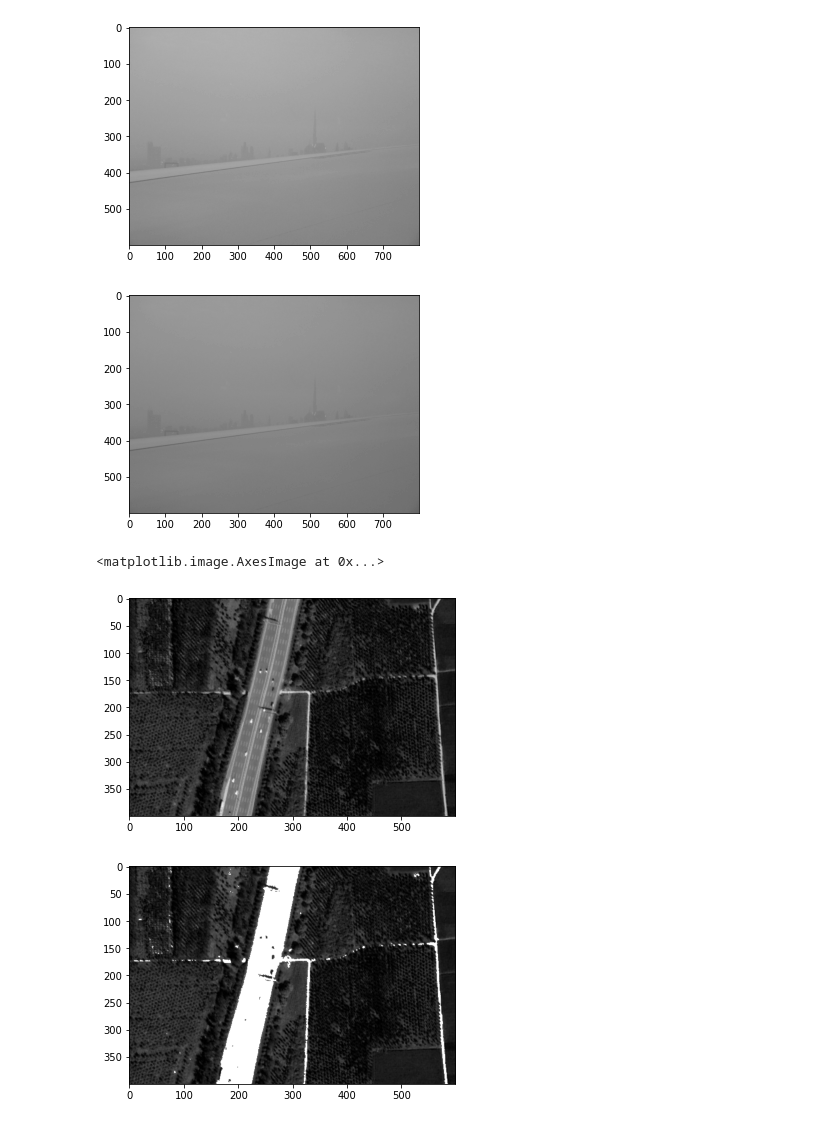
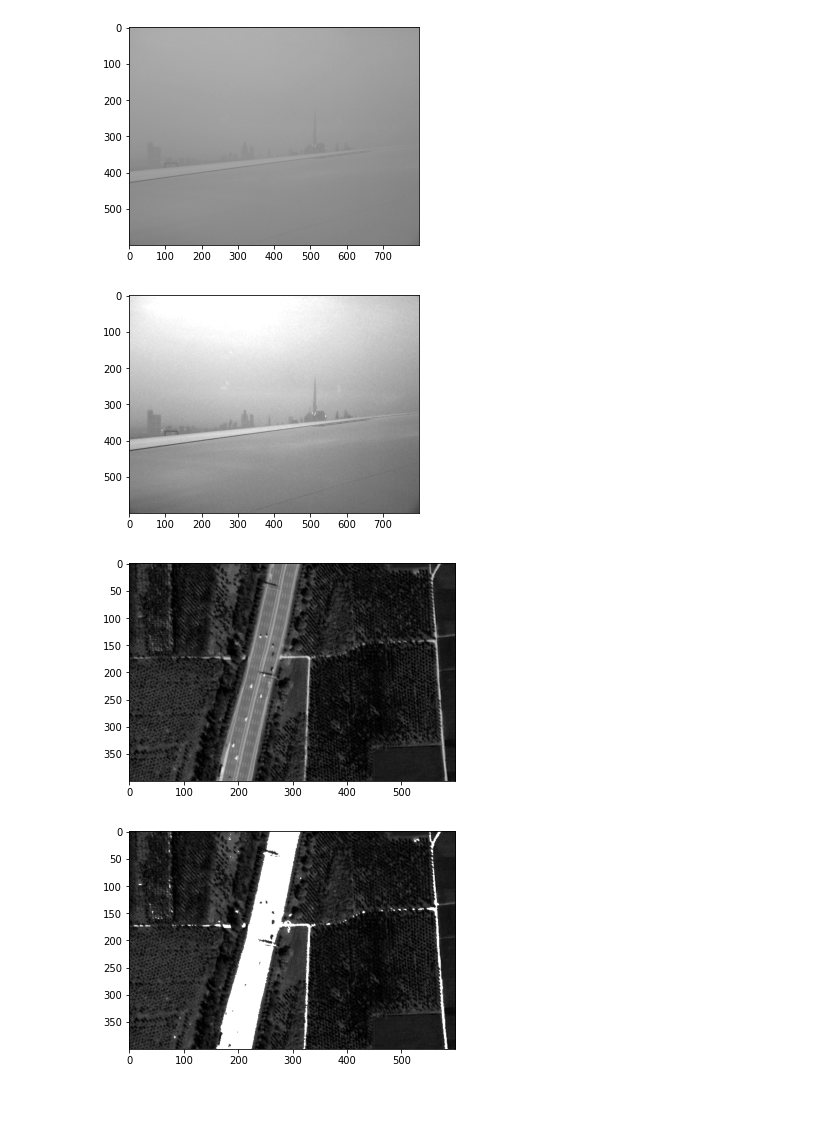
Before and after one commit to pzierahn/uni.2020.bildverarbeitung, a Jupyter notebook: exercise.04/bv.exercise.04.02.ipynb, the cells around one changed output. Drawn from its saved outputs; the diff is of its cells as text; code cells hidden in the pictures.

```diff
--- a/exercise.04/bv.exercise.04.02.ipynb
+++ b/exercise.04/bv.exercise.04.02.ipynb
@@ -27,11 +28,12 @@ newImg = np.zeros(img2.shape)
 
 for inx in range(img2.shape[0]):
     for iny in range(img2.shape[1]):
-        newImg[ inx ][ iny ] = img2[ inx ][ iny ] ** 0.975
+        newImg[ inx ][ iny ] = 0.00005 * img2[ inx ][ iny ] ** 3.0
 
 plt.figure()
 plt.imshow(img2, cmap='gray', vmin=0, vmax=255)
 
 plt.figure()
 plt.imshow(newImg, cmap='gray', vmin=0, vmax=255)
+skimage.io.imsave("bild2.new.png", newImg)
 # %% [output]
@@ -39,5 +41,5 @@ plt.imshow(newImg, cmap='gray', vmin=0, vmax=255)
 [figure]
-[figure, old version]
+[figure, new version]
 # %%
 img3 = np.array(skimage.io.imread("bild3.png"), np.uint8)
 
@@ -45,7 +47,6 @@ newImg = np.copy(img3)
 
 for inx in range(img3.shape[0]):
     for iny in range(img3.shape[1]):
-        #print(img3[ inx ][ iny ])
         if img3[ inx ][ iny ][ 0 ] > 100:
             newImg[ inx ][ iny ] = 0xff
 
@@ -54,7 +55,7 @@ plt.imshow(img3, cmap='gray', vmin=0, vmax=255)
 
 plt.figure()
 plt.imshow(newImg, cmap='gray', vmin=0, vmax=255)
+skimage.io.imsave("bild3.new.png", newImg)
 # %% [output]
-<matplotlib.image.AxesImage at 0x...>
 [figure]
 [figure]
```
Also changed, not shown: parts of 2 cells of this notebook, 3 other files.
